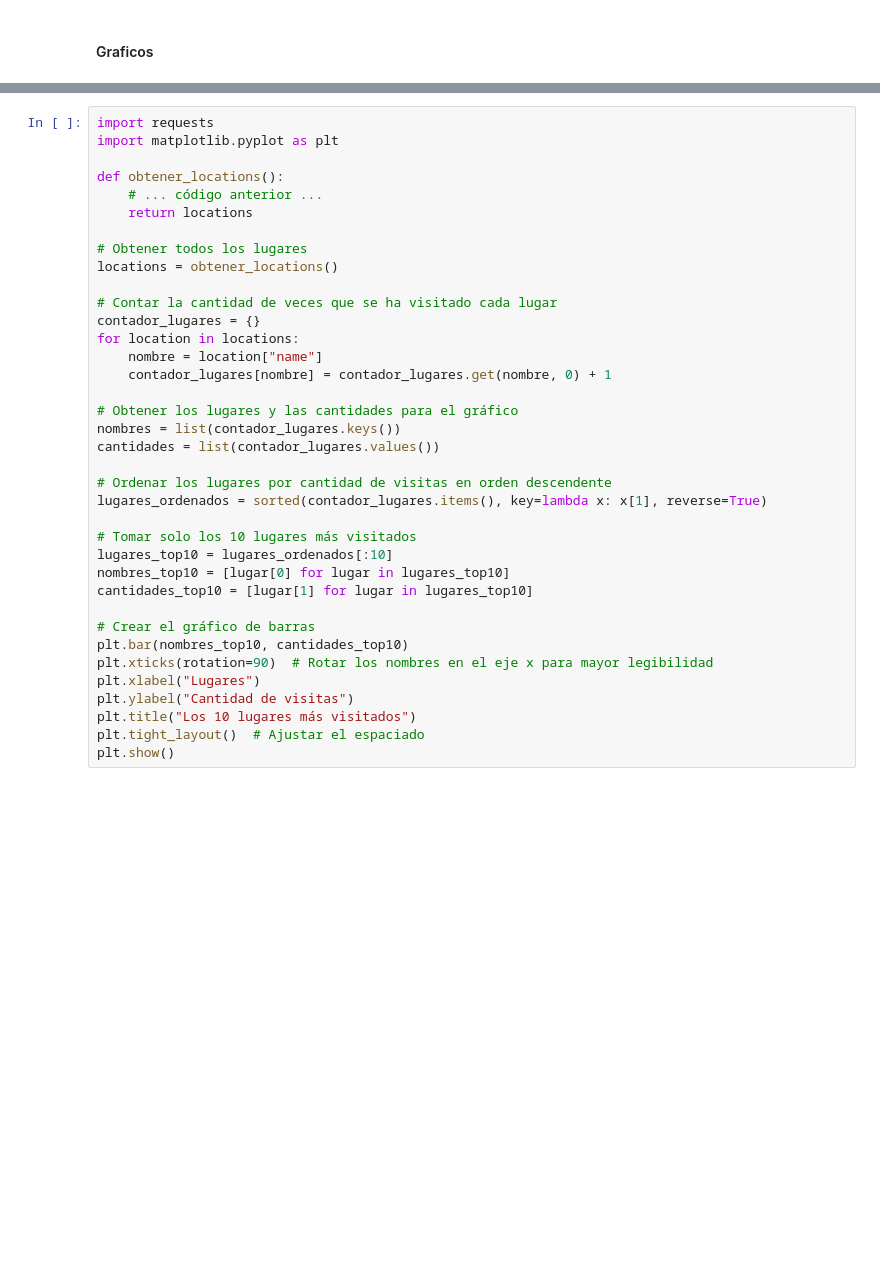
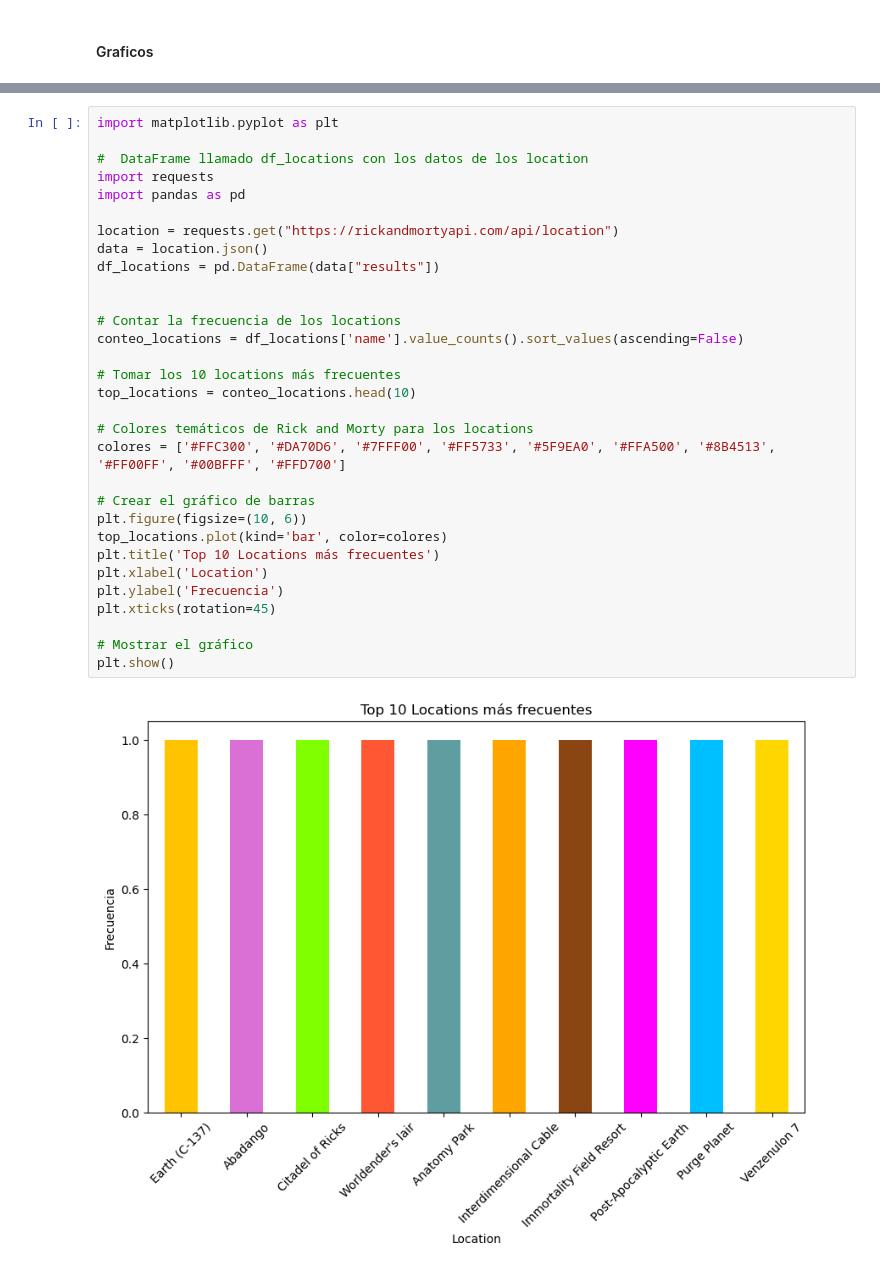
Before and after one commit to MarioCruzado8/API-RickandMorty, a Jupyter notebook: PC3 - API Rick and Morty.ipynb, the cells around one changed output, grey strips where cells are left out. Drawn from its saved outputs; the diff is of its cells as text; blank space fills up the shorter version.

```diff
--- a/PC3 - API Rick and Morty.ipynb
+++ b/PC3 - API Rick and Morty.ipynb
@@ -803,37 +1011,33 @@ plt.show()
 # %%
-import requests
 import matplotlib.pyplot as plt
 
-def obtener_locations():
-    # ... código anterior ...
-    return locations
+#  DataFrame llamado df_locations con los datos de los location
+import requests
+import pandas as pd
 
-# Obtener todos los lugares
-locations = obtener_locations()
+location = requests.get("https://rickandmortyapi.com/api/location")
+data = location.json()
+df_locations = pd.DataFrame(data["results"])
 
-# Contar la cantidad de veces que se ha visitado cada lugar
-contador_lugares = {}
-for location in locations:
-    nombre = location["name"]
-    contador_lugares[nombre] = contador_lugares.get(nombre, 0) + 1
 
-# Obtener los lugares y las cantidades para el gráfico
-nombres = list(contador_lugares.keys())
-cantidades = list(contador_lugares.values())
+# Contar la frecuencia de los locations
+conteo_locations = df_locations['name'].value_counts().sort_values(ascending=False)
 
-# Ordenar los lugares por cantidad de visitas en orden descendente
-lugares_ordenados = sorted(contador_lugares.items(), key=lambda x: x[1], reverse=True)
+# Tomar los 10 locations más frecuentes
+top_locations = conteo_locations.head(10)
 
-# Tomar solo los 10 lugares más visitados
-lugares_top10 = lugares_ordenados[:10]
-nombres_top10 = [lugar[0] for lugar in lugares_top10]
-cantidades_top10 = [lugar[1] for lugar in lugares_top10]
+# Colores temáticos de Rick and Morty para los locations
+colores = ['#FFC300', '#DA70D6', '#7FFF00', '#FF5733', '#5F9EA0', '#FFA500', '#8B4513', '#FF00FF', '#00BFFF', '#FFD700']
 
 # Crear el gráfico de barras
-plt.bar(nombres_top10, cantidades_top10)
-plt.xticks(rotation=90)  # Rotar los nombres en el eje x para mayor legibilidad
-plt.xlabel("Lugares")
-plt.ylabel("Cantidad de visitas")
-plt.title("Los 10 lugares más visitados")
-plt.tight_layout()  # Ajustar el espaciado
+plt.figure(figsize=(10, 6))
+top_locations.plot(kind='bar', color=colores)
+plt.title('Top 10 Locations más frecuentes')
+plt.xlabel('Location')
+plt.ylabel('Frecuencia')
+plt.xticks(rotation=45)
+
+# Mostrar el gráfico
 plt.show()
+# %% [output]
+[figure, added]
```
Also changed, not shown: parts of 22 cells of this notebook.
